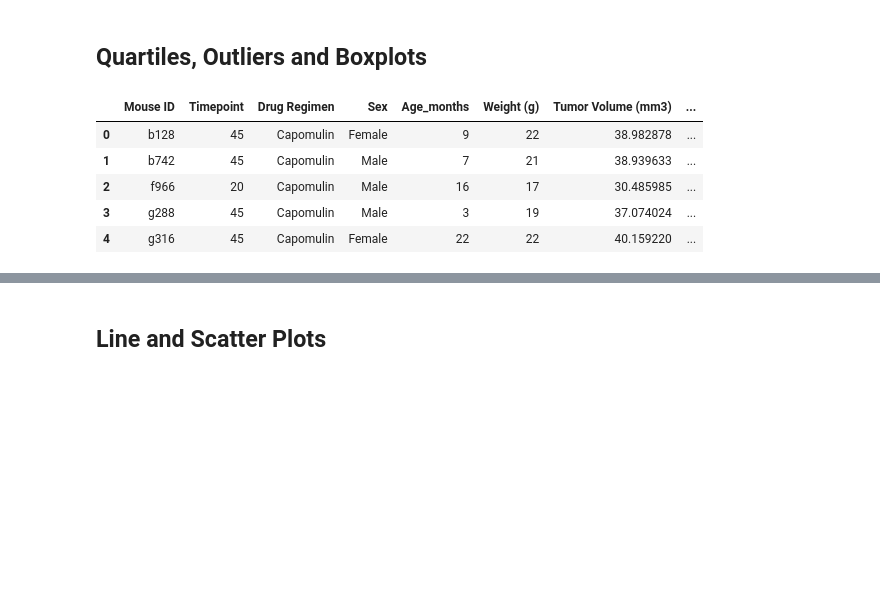
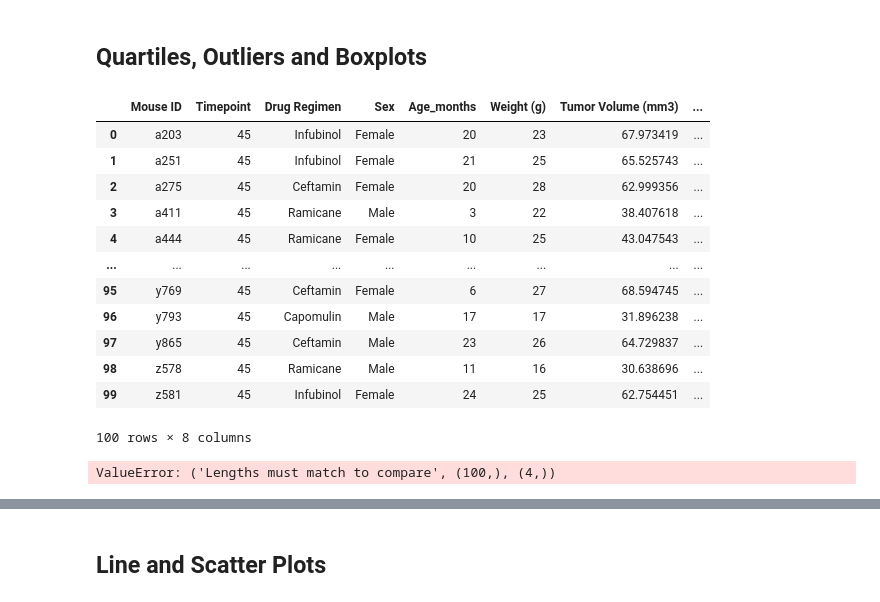
Before and after one commit to aschultz10/pymaceuticals, a Jupyter notebook: pymaceuticals_starter.ipynb, the cells around one changed output, grey strips where cells are left out. Cells and saved outputs as stored; diff of their text form; code cells hidden in the pictures; blank space fills up the shorter version.

```diff
--- a/pymaceuticals_starter.ipynb
+++ b/pymaceuticals_starter.ipynb
@@ -143,47 +143,63 @@ plt.axis("equal")
 # %%
 # Calculate the final tumor volume of each mouse across four of the treatment regimens:
 # Capomulin, Ramicane, Infubinol, and Ceftamin
+treatments = ['Capomulin', 'Ramicane', 'Infubinol', 'Ceftamin']
+results = combined.loc[combined['Drug Regimen'].isin(treatments)]
+
 dfCapomulin = combined.loc[combined["Drug Regimen"] == "Capomulin",:]
 dfRamicane = combined.loc[combined["Drug Regimen"] == "Ramicane", :]
 dfInfubinol = combined.loc[combined["Drug Regimen"] == "Infubinol", :]
 dfCeftamin = combined.loc[combined["Drug Regimen"] == "Ceftamin", :]
 
+
 # Start by getting the last (greatest) timepoint for each mouse
 maxCapomulin = dfCapomulin.groupby('Mouse ID').max()['Timepoint']
 volCapomulin = pd.DataFrame(maxCapomulin)
 CapomulinMerge = pd.merge(volCapomulin, combined, on=("Mouse ID", "Timepoint"))
-CapomulinMerge.head()
 
-#maxCeftamin = dfCeftamin.groupby('Mouse ID').max()['Timepoint']
-#volCeftamin = pd.DataFrame(dfCeftamin)
-
+timepoints = results.groupby(results['Mouse ID']).agg({'Timepoint':['max']})
+timepoints.columns = ['Timepoint']
+timepoints.head()
 
 # Merge this group df with the original dataframe to get the tumor volume at the last timepoint
-#RamicaneMerge = pd.merge(volRamicane, combined, on=("Mouse ID", "Timepoint"))
-#CeftaminMerge = pd.merge(volCeftamin, combined, on=("Mouse ID", "Timepoint"))
-
-#INFtumorvol = InfubinolMerge['Tumor Volume (mm3)']
-#CEFTtumorvol = CeftaminMerge['Tumor Volume (mm3)']
+timepoints = timepoints.reset_index()
+timepoints = pd.merge(timepoints, combined, on=["Mouse ID", "Timepoint"])
+timepoints
 # %% [output]
 |  | Mouse ID | Timepoint | Drug Regimen | Sex | Age_months | Weight (g) | Tumor Volume (mm3) | ... |
-| 0 | b128 | 45 | Capomulin | Female | 9 | 22 | 38.982878 | ... |
-| 1 | b742 | 45 | Capomulin | Male | 7 | 21 | 38.939633 | ... |
-| 2 | f966 | 20 | Capomulin | Male | 16 | 17 | 30.485985 | ... |
-| 3 | g288 | 45 | Capomulin | Male | 3 | 19 | 37.074024 | ... |
-| 4 | g316 | 45 | Capomulin | Female | 22 | 22 | 40.159220 | ... |
+| 0 | a203 | 45 | Infubinol | Female | 20 | 23 | 67.973419 | ... |
+| 1 | a251 | 45 | Infubinol | Female | 21 | 25 | 65.525743 | ... |
+| 2 | a275 | 45 | Ceftamin | Female | 20 | 28 | 62.999356 | ... |
+| 3 | a411 | 45 | Ramicane | Male | 3 | 22 | 38.407618 | ... |
+| 4 | a444 | 45 | Ramicane | Female | 10 | 25 | 43.047543 | ... |
+| ... | ... | ... | ... | ... | ... | ... | ... | ... |
+| 95 | y769 | 45 | Ceftamin | Female | 6 | 27 | 68.594745 | ... |
+| 96 | y793 | 45 | Capomulin | Male | 17 | 17 | 31.896238 | ... |
+| 97 | y865 | 45 | Ceftamin | Male | 23 | 26 | 64.729837 | ... |
+| 98 | z578 | 45 | Ramicane | Male | 11 | 16 | 30.638696 | ... |
+| 99 | z581 | 45 | Infubinol | Female | 24 | 25 | 62.754451 | ... |
+100 rows × 8 columns
 # %%
 # Put treatments into a list for for loop (and later for plot labels)
+treatments = ['Capomulin', 'Ramicane', 'Infubinol', 'Ceftamin']
+
+# Create empty list to fill with tumor vol data (for plotting)
+tumors = []
+
+# Calculate the IQR and quantitatively determine if there are any potential outliers.
+for treatment in treatments:
+    tumorvolumes = timepoints['Tumor Volume (mm3)'].loc[timepoints['Drug Regimen'] == treatments]
+# b. add subset
+    # Locate the rows which contain mice on each drug and get the tumor volumes
+tumorvolumes.append()
 
 
-# Create empty list to fill with tumor vol data (for plotting)
-
-
-# Calculate the IQR and quantitatively determine if there are any potential outliers.
-
-    # Locate the rows which contain mice on each drug and get the tumor volumes
-
-
-    # add subset
-
-
-    # Determine outliers using upper and lower bounds
+#Determine outliers using upper and lower bounds
+quartiles = tumor_vol_by_drug.quantile([.25,.5,.75])
+lowerq = quartiles[0.25]
+upperq = quartiles[0.75]
+iqr = upperq-lowerq
+lower_bound = lowerq - (1.5*iqr)
+upper_bound = upperq + (1.5*iqr)
+# %% [output]
+ValueError: ('Lengths must match to compare', (100,), (4,))
```
Also changed, not shown: parts of 2 cells of this notebook.
